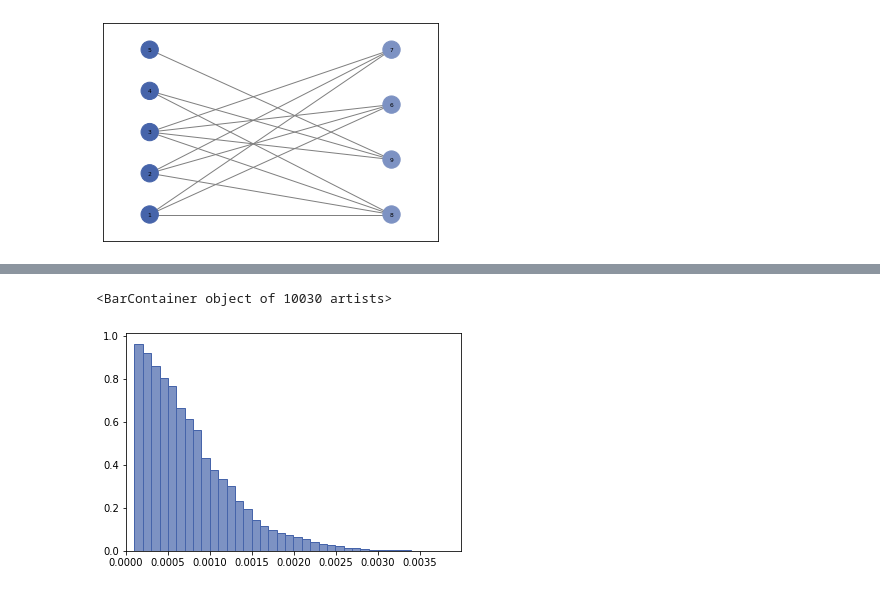
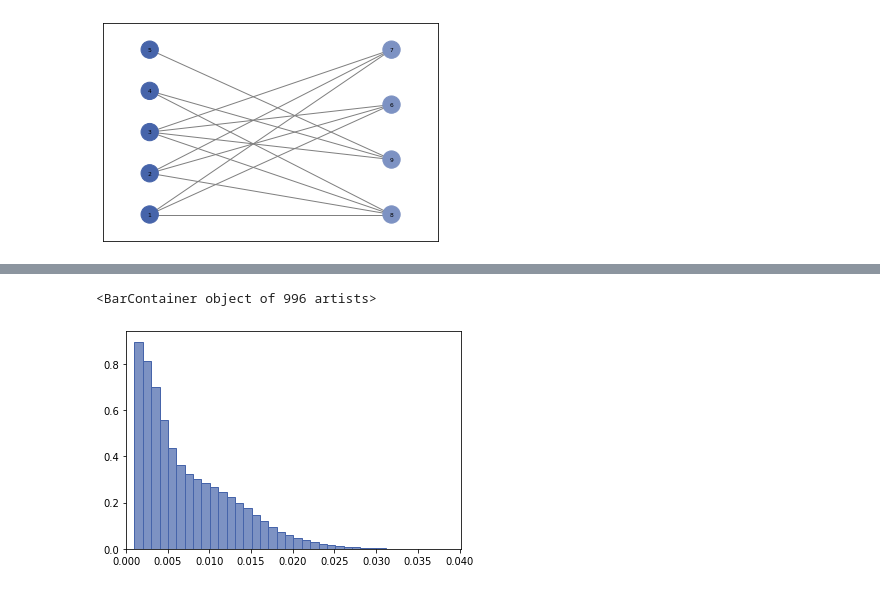
Before and after one commit to davidweisscode/kg-analysis, a Jupyter notebook: plots.ipynb, the cells around one changed output, grey strips where cells are left out. Drawn from its saved outputs; the diff is of its cells as text; code cells hidden in the pictures.

Commit message:
Plot other conn measures

```diff
--- a/plots.ipynb
+++ b/plots.ipynb
@@ -12,0 +13,13 @@ CLASSES = ["Athlete"]
+# %%
+MAIN_COLOR_1 = "#7D92C3"
+MAIN_COLOR_2 = "#4664AA"
+ACCENT_COLOR = "#902020"
+
+RUN = "writtenwork_depth"
+CLASSES = ["Comic"]
+
+RES_PATH = f"out/_results_{RUN}.csv"
+
+res = pd.read_csv(RES_PATH, index_col=0)
+
+print(res)
@@ -130,15 +169,20 @@ plt.show()
 # %%
 df = pd.read_csv(f"out/{CLASSES[0]}.t.knc.csv")
 
-n_b = 10030
+n_t = res.loc[CLASSES[0], "n_t"]
+n_b = res.loc[CLASSES[0], "n_b"]
 k_max_t = n_b
 w_max_t = 40
 
+knc_density = df["density"]
+knc_ncomponents = (n_t - df["ncomponents"]) / (n_t - 1)
+knc_slcc = (df["slcc"] - 1) / (n_t -1)
+
 plt.xlim(0, w_max_t/k_max_t)
-plt.bar(df["k"]/k_max_t, df["density"], width=1/k_max_t, align="edge", color=MAIN_COLOR_1, edgecolor=MAIN_COLOR_2)
+plt.bar(df["k"]/k_max_t, knc_density, width=1/k_max_t, align="edge", color=MAIN_COLOR_1, edgecolor=MAIN_COLOR_2)
 # %% [output]
-<BarContainer object of 10030 artists>
+<BarContainer object of 996 artists>
-[figure, old version]
+[figure, new version]
 # %%
 df = pd.read_csv(f"out/{CLASSES[0]}.b.knc.csv")
 
```
Also changed, not shown: parts of 9 cells of this notebook.
